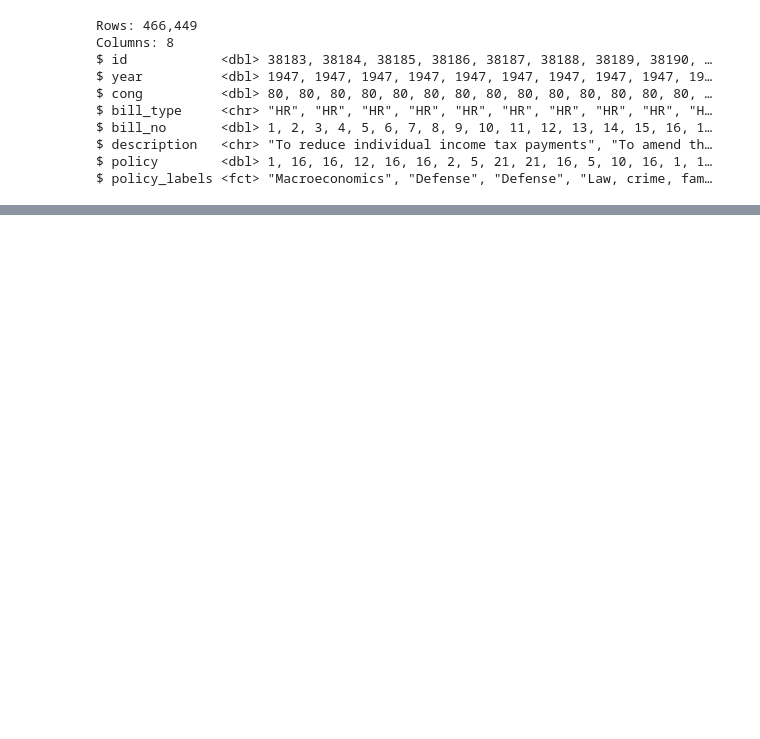
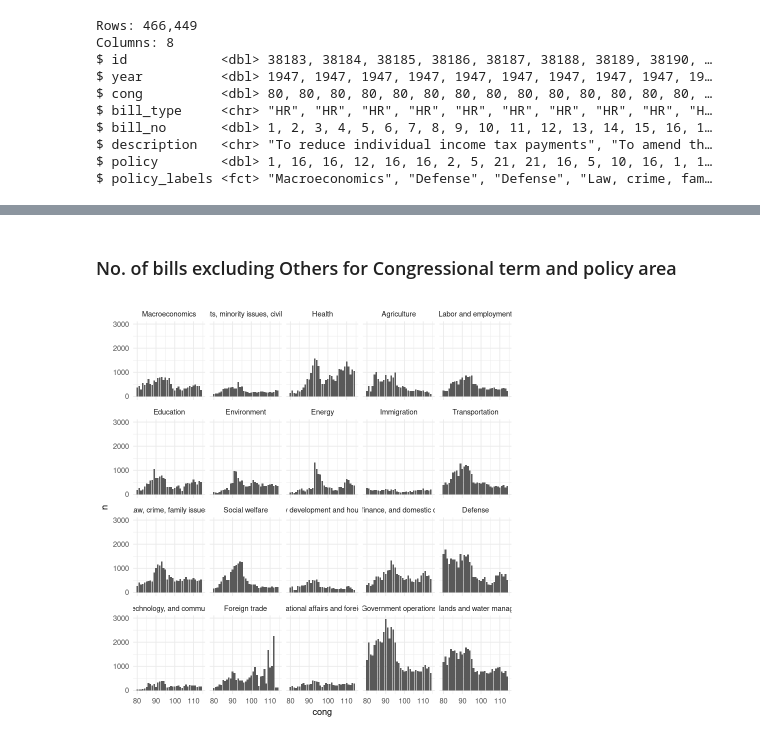
Before and after one commit to pallabee/EDA-for-Text-using-R, a Jupyter notebook: Inspecting_data.ipynb, the cells around one changed output, grey strips where cells are left out. Cells and saved outputs as stored; diff of their text form; code cells hidden in the pictures; blank space fills up the shorter version.

```diff
--- a/Inspecting_data.ipynb
+++ b/Inspecting_data.ipynb
@@ -74,0 +96,10 @@ ggplot(processed_data,aes(x=year)) + geom_line(stat = "count")
+# %% [markdown]
+### No. of bills excluding Others for Congressional term and policy area
+# %%
+count(x = processed_data, cong, policy, policy_labels) %>%
+filter(policy != 99) %>%
+ggplot(aes(x = cong, y = n)) +
+geom_col() +
+facet_wrap(vars(policy_labels))
+# %% [output]
+[figure, added]
```
Also changed, not shown: parts of 14 cells of this notebook.
